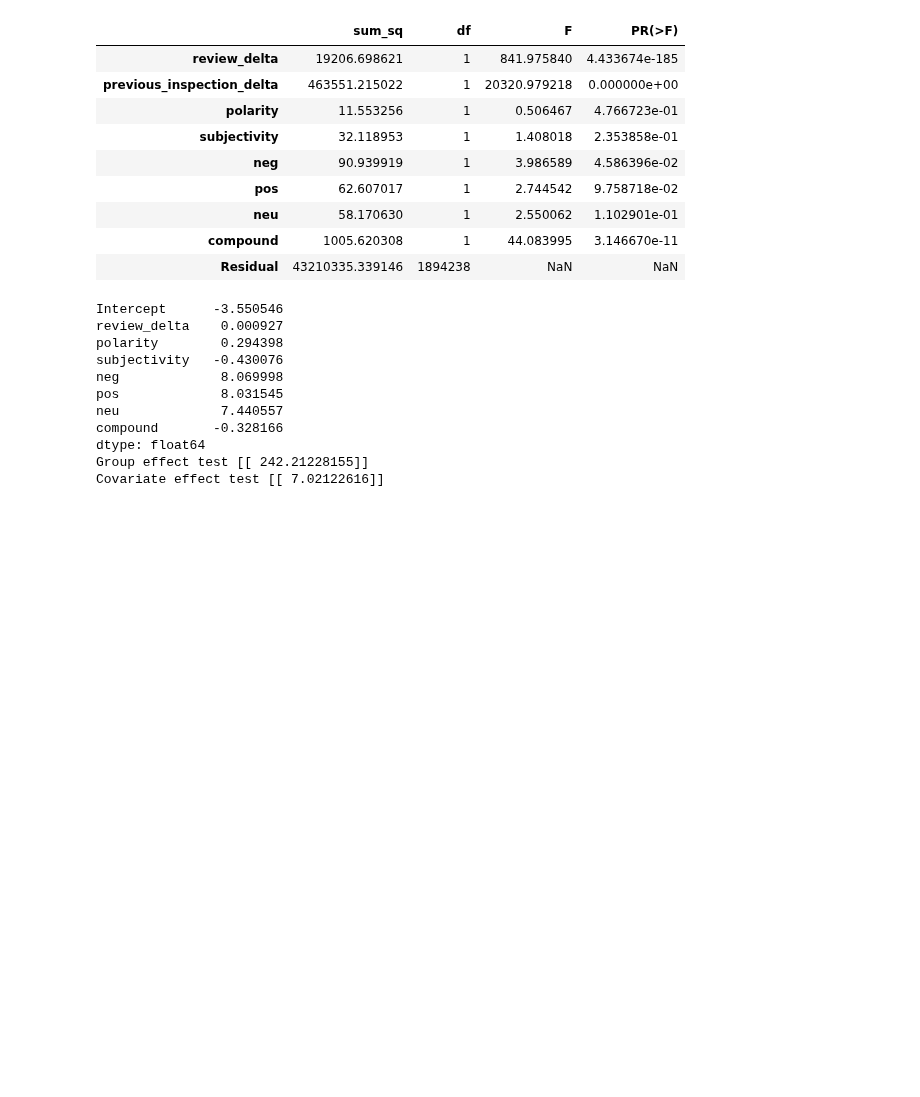
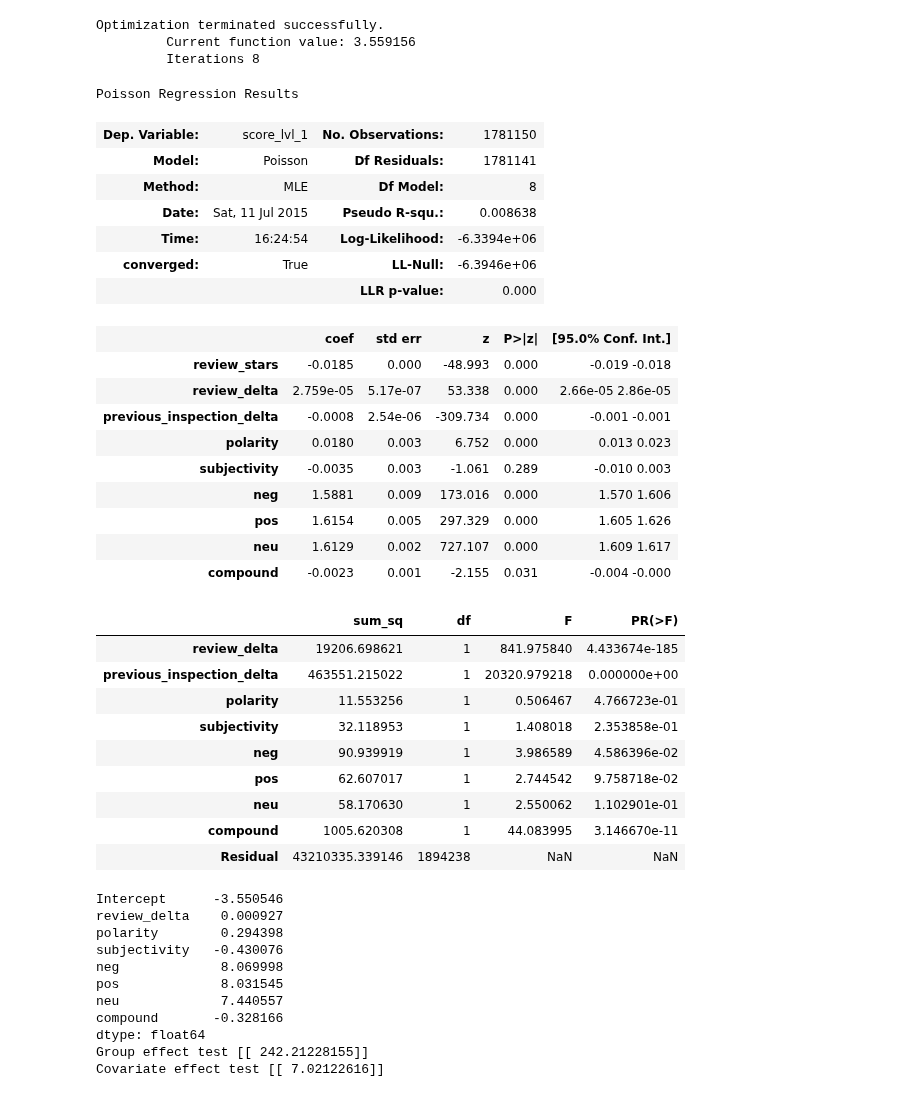
Before and after one commit to potatochip/kojak, a Jupyter notebook: hierarchical_model.ipynb, the cells around one changed output. Drawn from its saved outputs; the diff is of its cells as text; code cells hidden in the pictures; blank space fills up the shorter version.

```diff
--- a/hierarchical_model.ipynb
+++ b/hierarchical_model.ipynb
@@ -56,0 +295,2 @@ df.previous_inspection_delta = df.previous_inspection_delta.dt.days
+# %%
+df.drop('review_text', axis=1, inplace=True)
@@ -146,3 +648,29 @@ OLS Regression Results
+# %%
+from statsmodels.discrete.discrete_model import Poisson
+model = Poisson(endog=y.score_lvl_1, exog=df[model_features].dropna()).fit()
+model.summary()
+# %% [output]
+Optimization terminated successfully.
+         Current function value: 3.559156
+         Iterations 8
+Poisson Regression Results
+| Dep. Variable: | score_lvl_1 | No. Observations: | 1781150 |
+| Model: | Poisson | Df Residuals: | 1781141 |
+| Method: | MLE | Df Model: | 8 |
+| Date: | Sat, 11 Jul 2015 | Pseudo R-squ.: | 0.008638 |
+| Time: | 16:24:54 | Log-Likelihood: | -6.3394e+06 |
+| converged: | True | LL-Null: | -6.3946e+06 |
+|  |  | LLR p-value: | 0.000 |
+|  | coef | std err | z | P>|z| | [95.0% Conf. Int.] |
+| review_stars | -0.0185 | 0.000 | -48.993 | 0.000 | -0.019 -0.018 |
+| review_delta | 2.759e-05 | 5.17e-07 | 53.338 | 0.000 | 2.66e-05 2.86e-05 |
+| previous_inspection_delta | -0.0008 | 2.54e-06 | -309.734 | 0.000 | -0.001 -0.001 |
+| polarity | 0.0180 | 0.003 | 6.752 | 0.000 | 0.013 0.023 |
+| subjectivity | -0.0035 | 0.003 | -1.061 | 0.289 | -0.010 0.003 |
+| neg | 1.5881 | 0.009 | 173.016 | 0.000 | 1.570 1.606 |
+| pos | 1.6154 | 0.005 | 297.329 | 0.000 | 1.605 1.626 |
+| neu | 1.6129 | 0.002 | 727.107 | 0.000 | 1.609 1.617 |
+| compound | -0.0023 | 0.001 | -2.155 | 0.031 | -0.004 -0.000 |
 # %%
 import statsmodels.api as sm
 sm.stats.anova_lm(model, typ=2) # Type 2 ANOVA DataFrame
```
Also changed, not shown: parts of 51 cells of this notebook, 12 other files.
